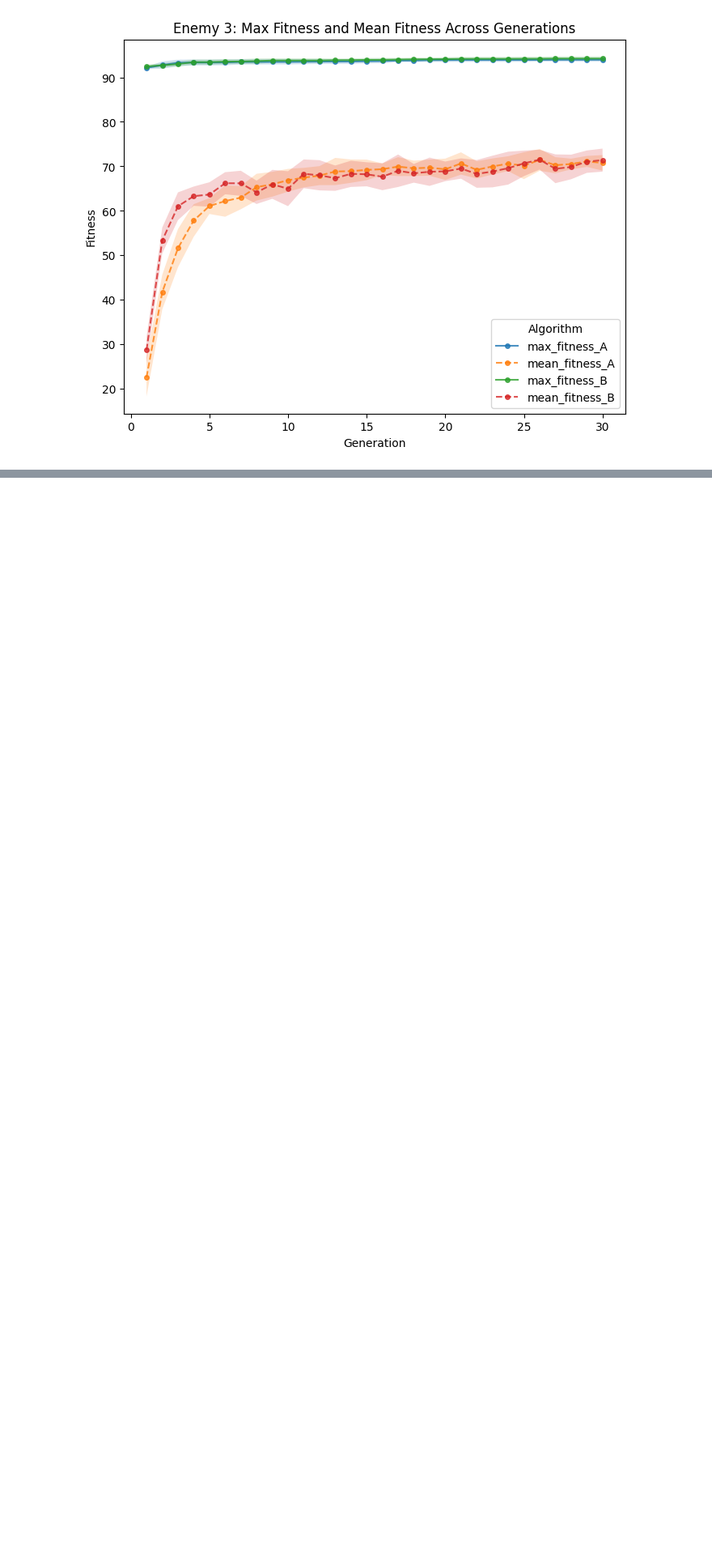
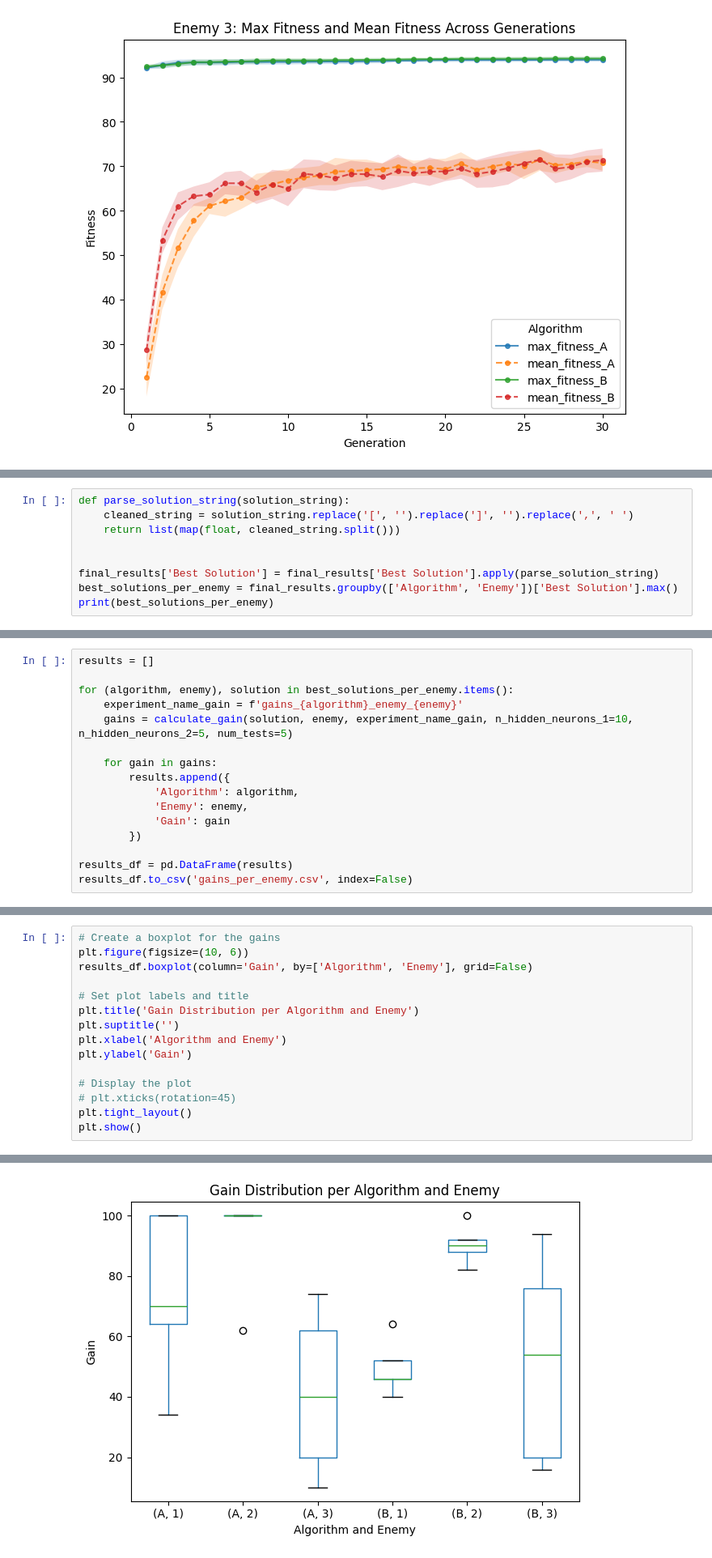
Before and after one commit to koenweverink/EvoMan36, a Jupyter notebook: plotgraph.ipynb, the cells around one changed output, grey strips where cells are left out. Shown at 81% size. Drawn from its saved outputs; the diff is of its cells as text; blank space fills up the shorter version.

Commit message:
t-test

```diff
--- a/plotgraph.ipynb
+++ b/plotgraph.ipynb
@@ -157,0 +109,9 @@ print(max_fitness_rows)
+# %%
+def parse_solution_string(solution_string):
+    cleaned_string = solution_string.replace('[', '').replace(']', '').replace(',', ' ')
+    return list(map(float, cleaned_string.split()))
+
+
+final_results['Best Solution'] = final_results['Best Solution'].apply(parse_solution_string)
+best_solutions_per_enemy = final_results.groupby(['Algorithm', 'Enemy'])['Best Solution'].max()
+print(best_solutions_per_enemy)
@@ -207,0 +154,16 @@ best_solutions_b
+# %%
+results = []
+
+for (algorithm, enemy), solution in best_solutions_per_enemy.items():
+    experiment_name_gain = f'gains_{algorithm}_enemy_{enemy}'
+    gains = calculate_gain(solution, enemy, experiment_name_gain, n_hidden_neurons_1=10, n_hidden_neurons_2=5, num_tests=5)
+
+    for gain in gains:
+        results.append({
+            'Algorithm': algorithm,
+            'Enemy': enemy,
+            'Gain': gain
+        })
+
+results_df = pd.DataFrame(results)
+results_df.to_csv('gains_per_enemy.csv', index=False)
@@ -207,0 +188,16 @@ best_solutions_b
+# %%
+# Create a boxplot for the gains
+plt.figure(figsize=(10, 6))
+results_df.boxplot(column='Gain', by=['Algorithm', 'Enemy'], grid=False)
+
+# Set plot labels and title
+plt.title('Gain Distribution per Algorithm and Enemy')
+plt.suptitle('')
+plt.xlabel('Algorithm and Enemy')
+plt.ylabel('Gain')
+
+# Display the plot
+# plt.xticks(rotation=45)
+plt.tight_layout()
+plt.show()
+# %% [output]
@@ -207,0 +205 @@ best_solutions_b
+[figure, added]
```
Also changed, not shown: parts of 11 cells of this notebook, 8 other files.
